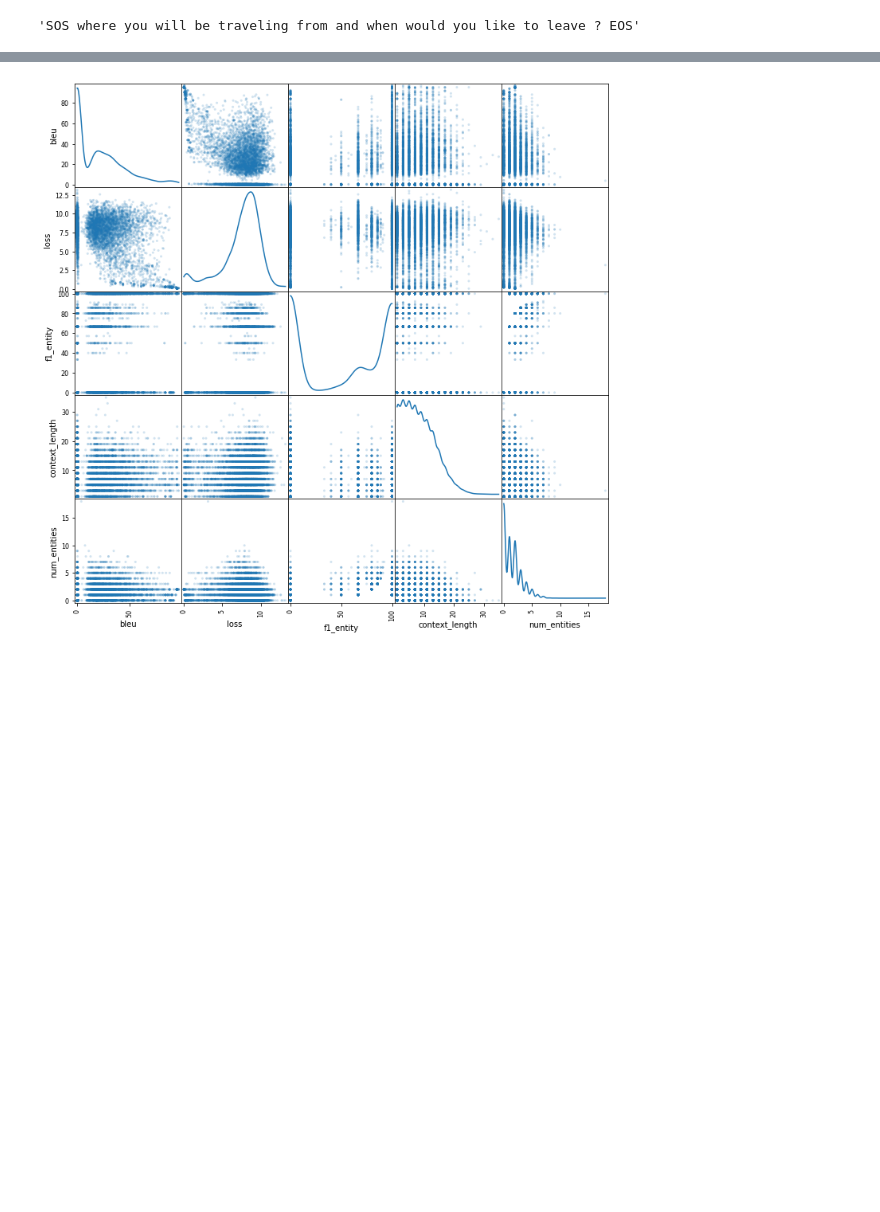
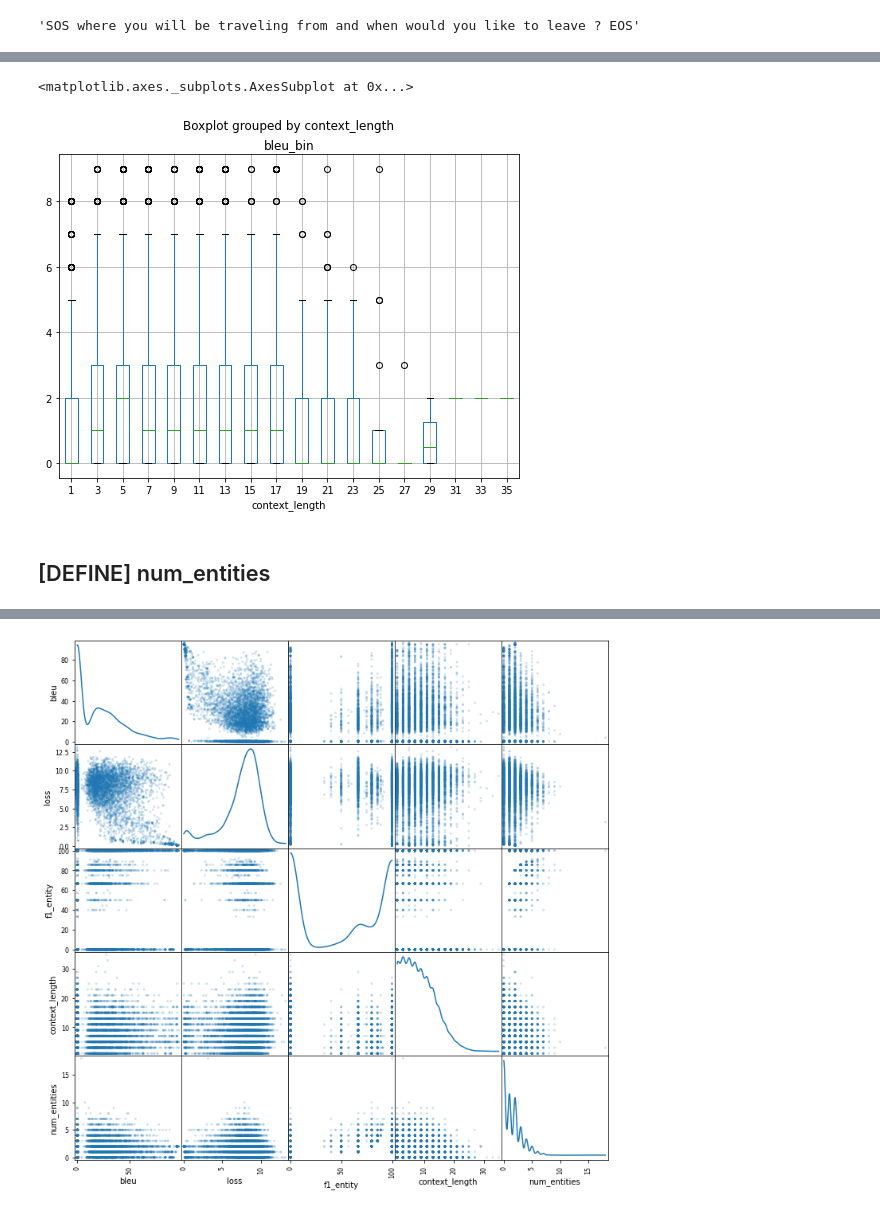
Before and after one commit to bsantraigi/Hierarchical-Transformer-Dialog, a Jupyter notebook: error_reader.ipynb, the cells around one changed output, grey strips where cells are left out. Saved outputs shown, nothing was run; the diff lists cells and outputs as text; code cells hidden in the pictures; blank space fills up the shorter version.

```diff
--- a/error_reader.ipynb
+++ b/error_reader.ipynb
@@ -77,0 +81,7 @@ df.nlargest(10, ['loss'])
+# %%
+df.boxplot(column='bleu_bin', by='context_length', figsize=(8,6))
+# %% [output]
+<matplotlib.axes._subplots.AxesSubplot at 0x...>
+[figure, added]
+# %% [markdown]
+## [DEFINE] num_entities
```
Also changed, not shown: parts of 34 cells of this notebook.
